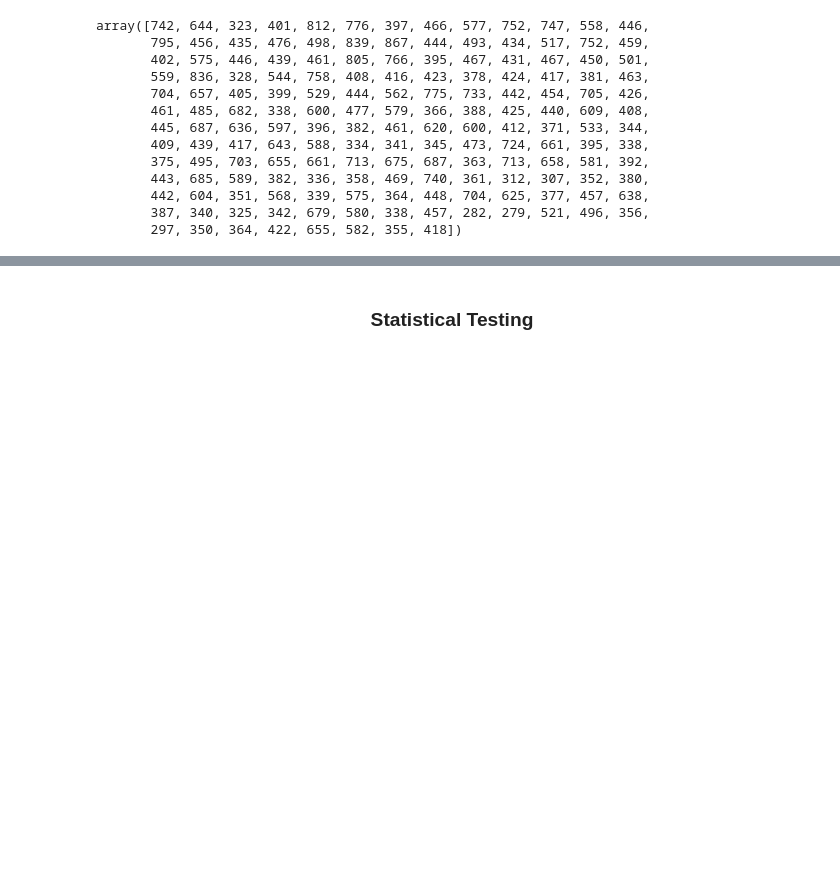
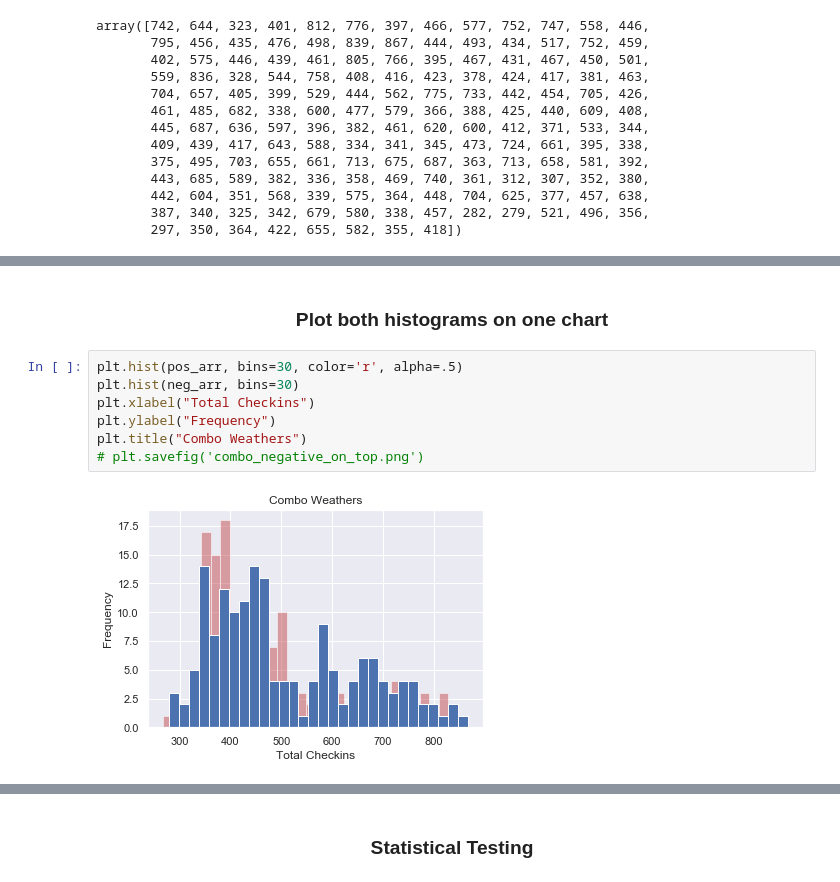
Before and after one commit to egitit/Yelp_Business_Check-ins_and_The-Weather, a Jupyter notebook: yelp_checkin_eda.ipynb, the cells around one changed output, grey strips where cells are left out. Cells and saved outputs as stored; diff of their text form; blank space fills up the shorter version.

```diff
--- a/yelp_checkin_eda.ipynb
+++ b/yelp_checkin_eda.ipynb
@@ -648,0 +664,11 @@ array([742, 644, 323, 401, 812, 776, 397, 466, 577, 752, 747, 558, 446,
+# %% [markdown]
+### <center> Plot both histograms on one chart <center>
+# %%
+plt.hist(pos_arr, bins=30, color='r', alpha=.5)
+plt.hist(neg_arr, bins=30)
+plt.xlabel("Total Checkins")
+plt.ylabel("Frequency")
+plt.title("Combo Weathers")
+# plt.savefig('combo_negative_on_top.png')
+# %% [output]
+[figure, added]
```
Also changed, not shown: parts of 6 cells of this notebook, 4 other files.
